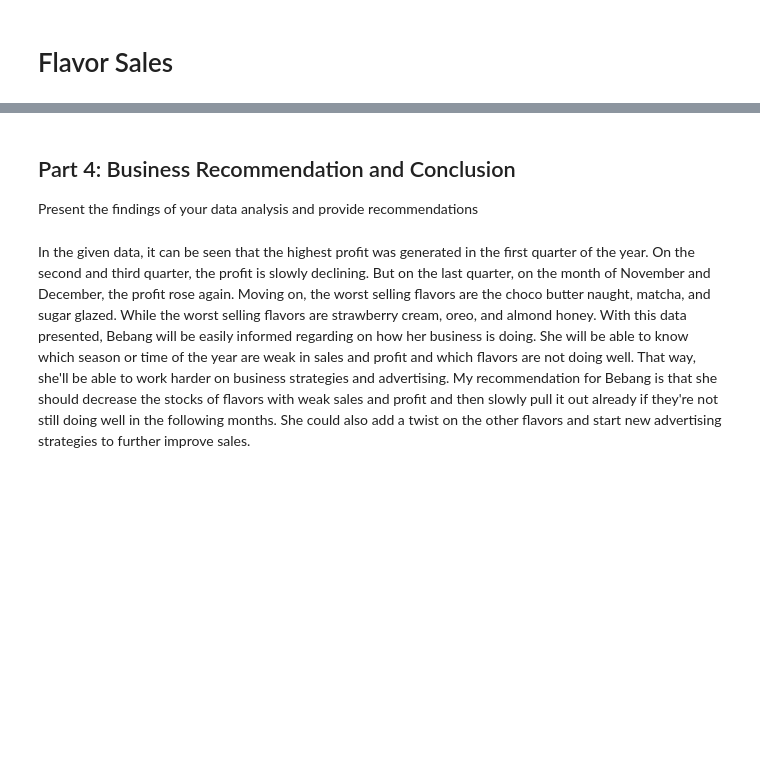
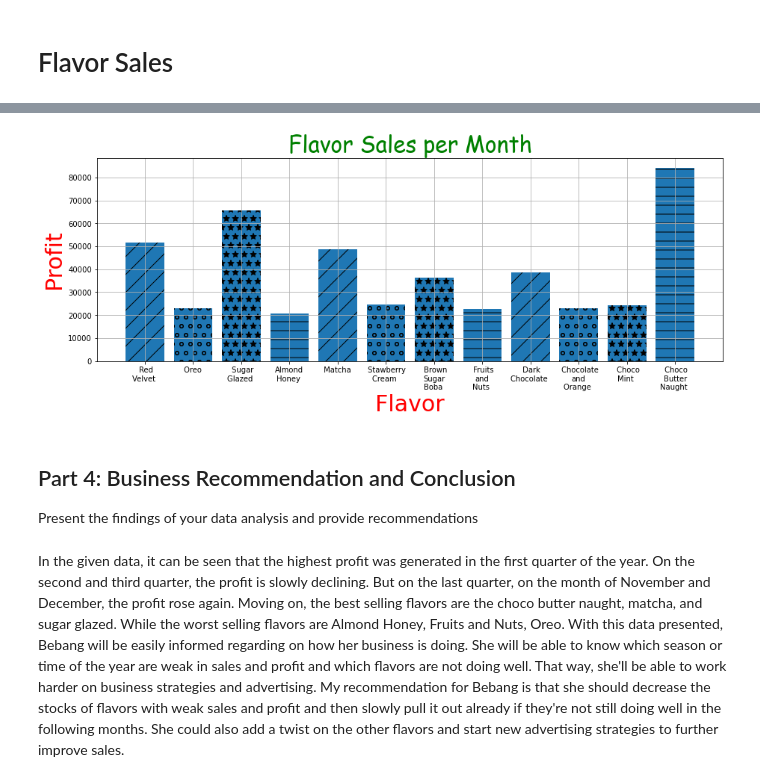
Before and after one commit to jericgiron/Bebang-Midterm-Case-Study, a Jupyter notebook: GIRON_LinAlg-Midterms.ipynb, the cells around one changed output, grey strips where cells are left out. Saved outputs shown, nothing was run; the diff lists cells and outputs as text; code cells hidden in the pictures; blank space fills up the shorter version.

```diff
--- a/GIRON_LinAlg-Midterms.ipynb
+++ b/GIRON_LinAlg-Midterms.ipynb
@@ -482,5 +251,33 @@ sales
+# %%
+plt.figure(figsize=(15,5))
+flavors = [' Red\nVelvet ',' Oreo ',' Sugar\nGlazed ', 'Almond\nHoney ',' Matcha ',' Stawberry\nCream ',
+           ' Brown\nSugar\nBoba ',' Fruits\nand\nNuts ',' Dark\nChocolate ',' Chocolate\nand\nOrange ',' Choco\nMint ',
+           ' Choco\nButter\nNaught ']
+
+bars = plt.bar (flavors,flavor_profit)
+plt.title('Flavor Sales per Month',color = 'g', fontdict={'fontname': 'Comic Sans MS', 'fontsize': 30 })
+plt.ylabel('Profit',size = 30, color = 'r')
+plt.xlabel('Flavor',size = 30, color = 'r')
+
+bars[0].set_hatch('/')
+bars[1].set_hatch('o')
+bars[2].set_hatch('*')
+bars[3].set_hatch('-')
+bars[4].set_hatch('/')
+bars[5].set_hatch('o')
+bars[6].set_hatch('*')
+bars[7].set_hatch('-')
+bars[8].set_hatch('/')
+bars[9].set_hatch('o')
+bars[10].set_hatch('*')
+bars[11].set_hatch('-')
+
+plt.grid()
+plt.show()
+# %% [output]
+[figure, added]
 # %% [markdown]
 ## Part 4: Business Recommendation and Conclusion
 Present the findings of your data analysis and provide recommendations
 # %% [markdown]
-In the given data, it can be seen that the highest profit was generated in the first quarter of the year. On the second and third quarter, the profit is slowly declining. But on the last quarter, on the month of November and December, the profit rose again. Moving on, the worst selling flavors are the choco butter naught, matcha, and sugar glazed. While the worst selling flavors are strawberry cream, oreo, and almond honey. With this data presented, Bebang will be easily informed regarding on how her business is doing. She will be able  to know which season or time of the year are weak in sales and profit and which flavors are not doing well. That way, she'll be able to work harder on business strategies and advertising. My recommendation for Bebang is that she should decrease the stocks of flavors with weak sales and profit and then slowly pull it out already if they're not still doing well in the following months. She could also add a twist on the other flavors and start new advertising strategies to further improve sales.
+In the given data, it can be seen that the highest profit was generated in the first quarter of the year. On the second and third quarter, the profit is slowly declining. But on the last quarter, on the month of November and December, the profit rose again. Moving on, the best selling flavors are the choco butter naught, matcha, and sugar glazed. While the worst selling flavors are Almond Honey, Fruits and Nuts, Oreo. With this data presented, Bebang will be easily informed regarding on how her business is doing. She will be able  to know which season or time of the year are weak in sales and profit and which flavors are not doing well. That way, she'll be able to work harder on business strategies and advertising. My recommendation for Bebang is that she should decrease the stocks of flavors with weak sales and profit and then slowly pull it out already if they're not still doing well in the following months. She could also add a twist on the other flavors and start new advertising strategies to further improve sales.
```
Also changed, not shown: parts of 29 cells of this notebook.
